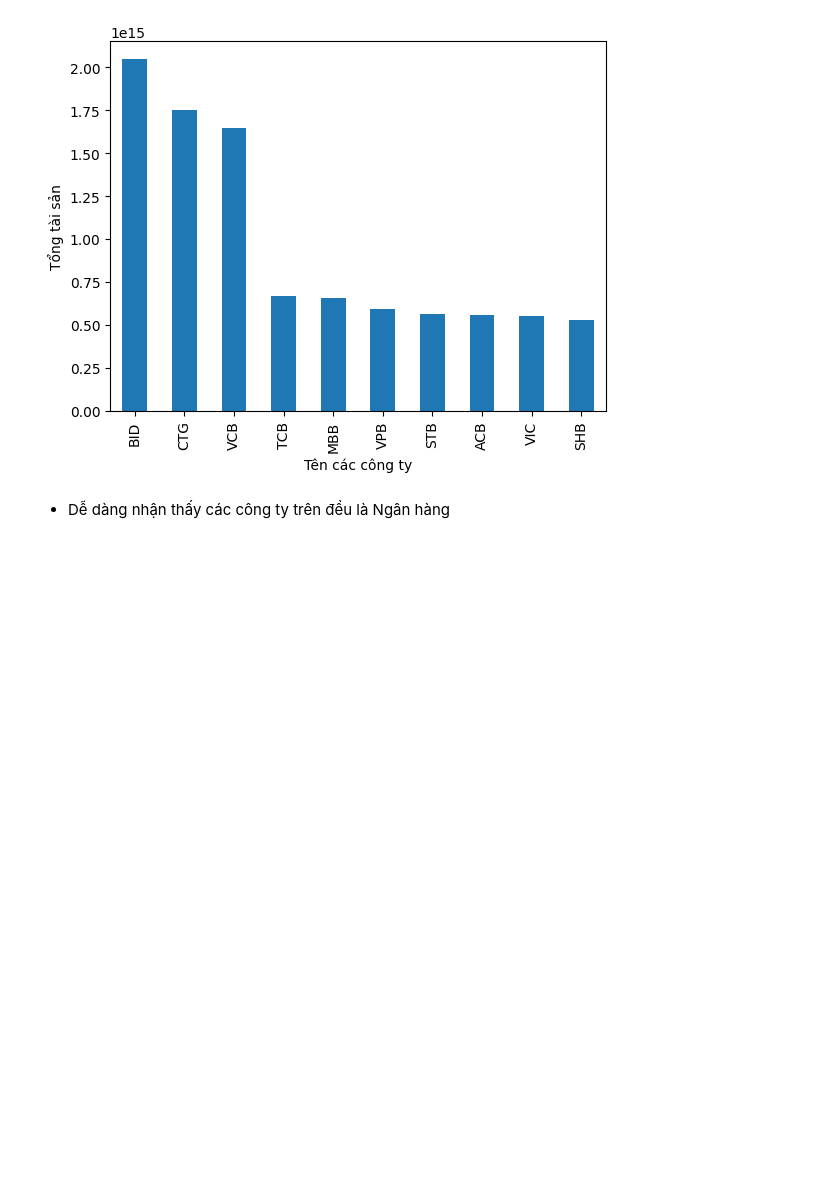
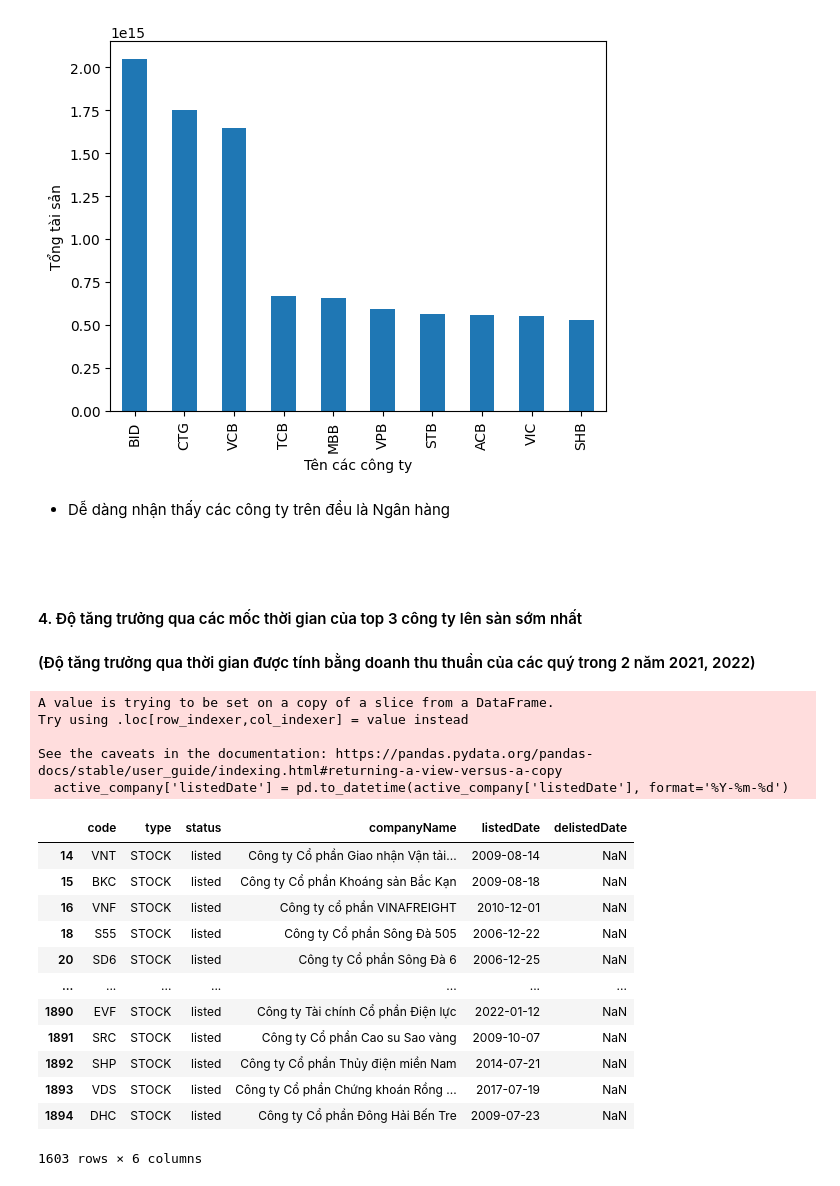
Before and after one commit to minhtringuyennn/NMKHDL_Project, a Jupyter notebook: crawl/crawl_data.ipynb, the cells around one changed output. Drawn from its saved outputs; the diff is of its cells as text; code cells hidden in the pictures; blank space fills up the shorter version.

```diff
--- a/crawl/crawl_data.ipynb
+++ b/crawl/crawl_data.ipynb
@@ -641,3 +642,30 @@ top10_df['totalAssets'].plot.bar(xlabel='Tên các công ty', ylabel='Tổng tà
 [figure]
 # %% [markdown]
 - Dễ dàng nhận thấy các công ty trên đều là Ngân hàng
+# %% [markdown]
+#
+# %% [markdown]
+#### 4. Độ tăng trưởng qua các mốc thời gian của top 3 công ty lên sàn sớm nhất
+#### (Độ tăng trưởng qua thời gian được tính bằng doanh thu thuần của các quý trong 2 năm 2021, 2022)
+# %%
+active_company['listedDate'] = pd.to_datetime(active_company['listedDate'], format='%Y-%m-%d')
+active_company
+# %% [output]
+A value is trying to be set on a copy of a slice from a DataFrame.
+Try using .loc[row_indexer,col_indexer] = value instead
+
+See the caveats in the documentation: https://pandas.pydata.org/pandas-docs/stable/user_guide/indexing.html#returning-a-view-versus-a-copy
+  active_company['listedDate'] = pd.to_datetime(active_company['listedDate'], format='%Y-%m-%d')
+|  | code | type | status | companyName | listedDate | delistedDate |
+| 14 | VNT | STOCK | listed | Công ty Cổ phần Giao nhận Vận tải... | 2009-08-14 | NaN |
+| 15 | BKC | STOCK | listed | Công ty Cổ phần Khoáng sản Bắc Kạn | 2009-08-18 | NaN |
+| 16 | VNF | STOCK | listed | Công ty cổ phần VINAFREIGHT | 2010-12-01 | NaN |
+| 18 | S55 | STOCK | listed | Công ty Cổ phần Sông Đà 505 | 2006-12-22 | NaN |
+| 20 | SD6 | STOCK | listed | Công ty Cổ phần Sông Đà 6 | 2006-12-25 | NaN |
+| ... | ... | ... | ... | ... | ... | ... |
+| 1890 | EVF | STOCK | listed | Công ty Tài chính Cổ phần Điện lực | 2022-01-12 | NaN |
+| 1891 | SRC | STOCK | listed | Công ty Cổ phần Cao su Sao vàng | 2009-10-07 | NaN |
+| 1892 | SHP | STOCK | listed | Công ty Cổ phần Thủy điện miền Nam | 2014-07-21 | NaN |
+| 1893 | VDS | STOCK | listed | Công ty Cổ phần Chứng khoán Rồng ... | 2017-07-19 | NaN |
+| 1894 | DHC | STOCK | listed | Công ty Cổ phần Đông Hải Bến Tre | 2009-07-23 | NaN |
+1603 rows × 6 columns
```
Also changed, not shown: parts of 12 cells of this notebook.
